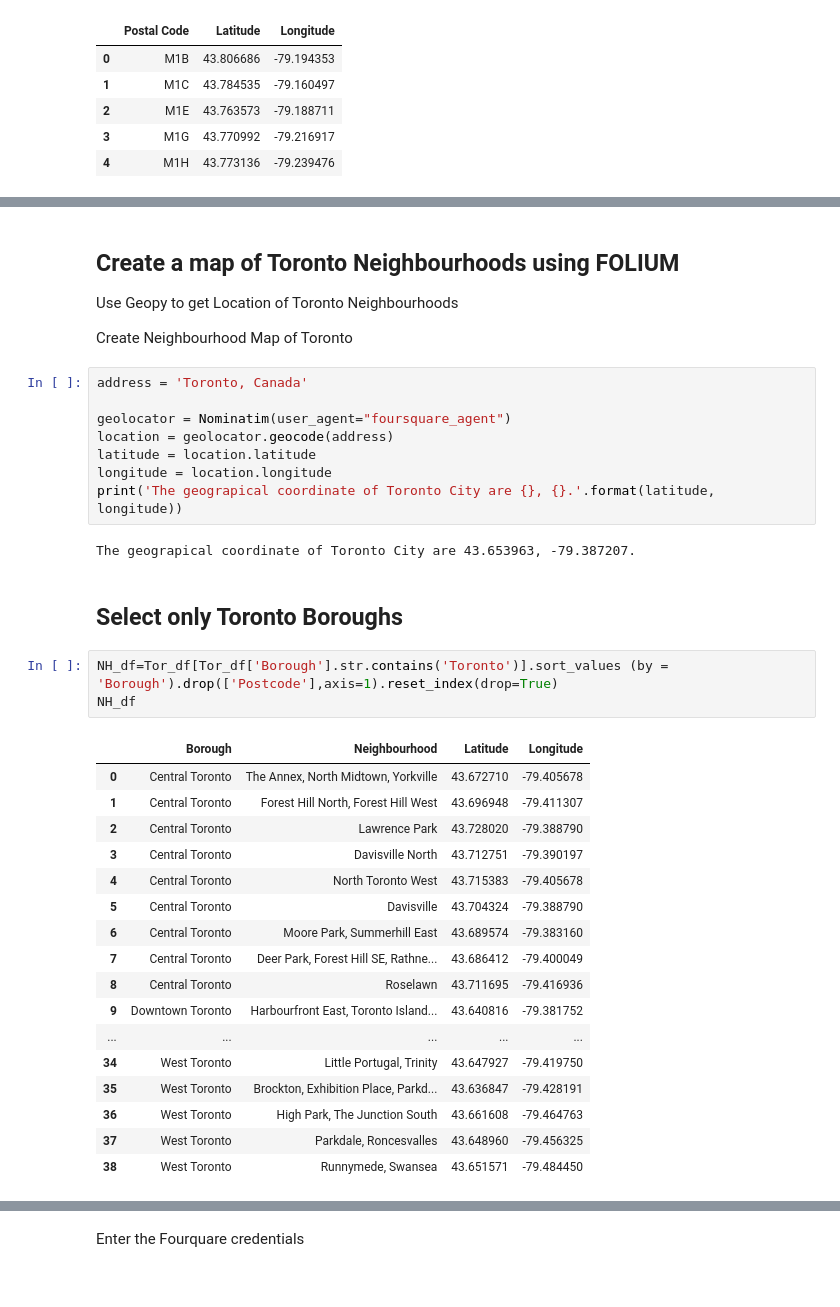
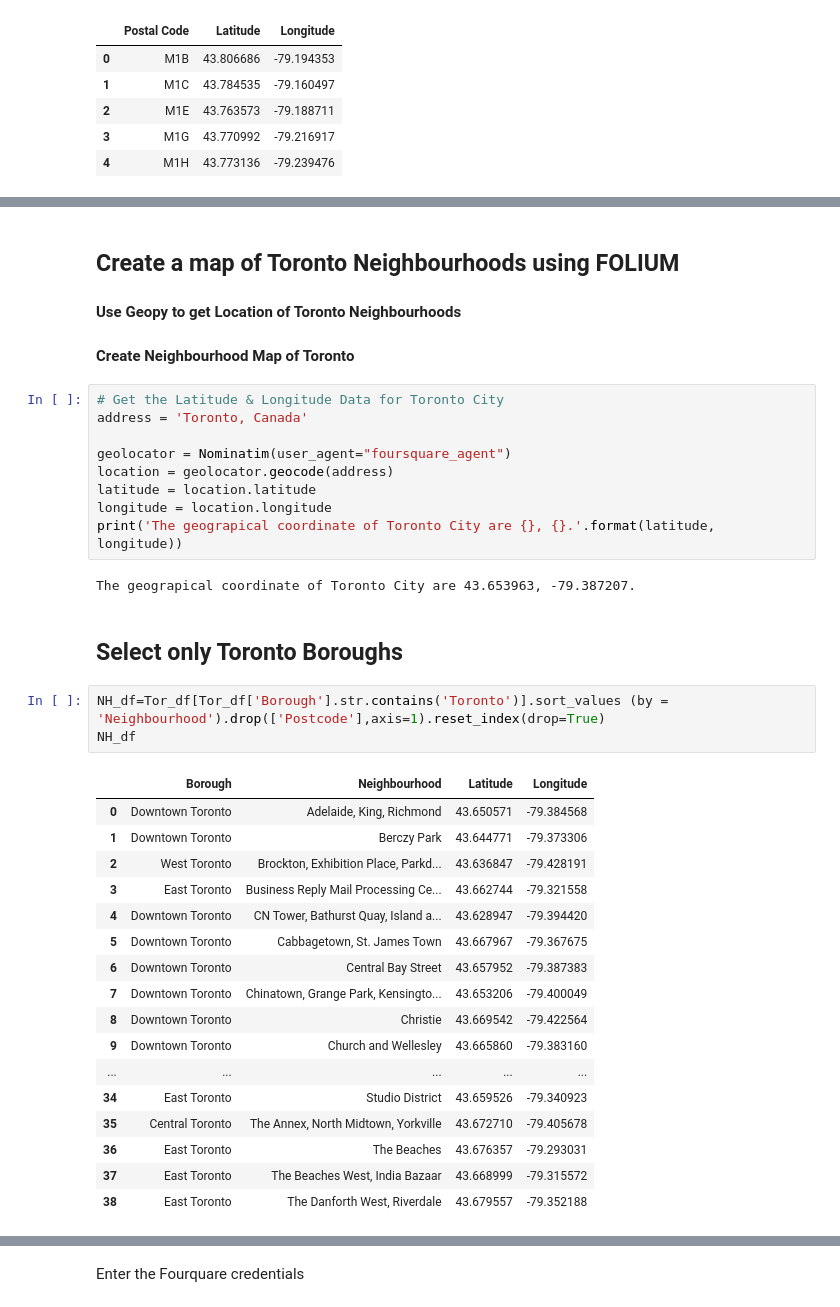
Before and after one commit to AnanthSG/Coursera_Capstone, a Jupyter notebook: Capstone- Toronto_CLUSTERING.ipynb, the cells around one changed output, grey strips where cells are left out. Saved outputs shown, nothing was run; the diff lists cells and outputs as text.

Commit message:
Published from Watson Studio.

```diff
--- a/Capstone- Toronto_CLUSTERING.ipynb
+++ b/Capstone- Toronto_CLUSTERING.ipynb
@@ -160,10 +153,11 @@ Tor_df
 # %% [markdown]
 ## Create a map of Toronto Neighbourhoods using FOLIUM
 
-Use Geopy to get Location of Toronto Neighbourhoods
+#### Use Geopy to get Location of Toronto Neighbourhoods
 
-Create Neighbourhood Map of Toronto
+#### Create Neighbourhood Map of Toronto
 # %%
+# Get the Latitude & Longitude Data for Toronto City
 address = 'Toronto, Canada'
 
 geolocator = Nominatim(user_agent="foursquare_agent")
@@ -176,24 +170,24 @@ The geograpical coordinate of Toronto City are 43.653963, -79.387207.
 # %% [markdown]
 ## Select only Toronto Boroughs
 # %%
-NH_df=Tor_df[Tor_df['Borough'].str.contains('Toronto')].sort_values (by = 'Borough').drop(['Postcode'],axis=1).reset_index(drop=True)
+NH_df=Tor_df[Tor_df['Borough'].str.contains('Toronto')].sort_values (by = 'Neighbourhood').drop(['Postcode'],axis=1).reset_index(drop=True)
 NH_df
 # %% [output]
 |  | Borough | Neighbourhood | Latitude | Longitude |
-| 0 | Central Toronto | The Annex, North Midtown, Yorkville | 43.672710 | -79.405678 |
-| 1 | Central Toronto | Forest Hill North, Forest Hill West | 43.696948 | -79.411307 |
-| 2 | Central Toronto | Lawrence Park | 43.728020 | -79.388790 |
-| 3 | Central Toronto | Davisville North | 43.712751 | -79.390197 |
-| 4 | Central Toronto | North Toronto West | 43.715383 | -79.405678 |
-| 5 | Central Toronto | Davisville | 43.704324 | -79.388790 |
-| 6 | Central Toronto | Moore Park, Summerhill East | 43.689574 | -79.383160 |
-| 7 | Central Toronto | Deer Park, Forest Hill SE, Rathne... | 43.686412 | -79.400049 |
-| 8 | Central Toronto | Roselawn | 43.711695 | -79.416936 |
-| 9 | Downtown Toronto | Harbourfront East, Toronto Island... | 43.640816 | -79.381752 |
+| 0 | Downtown Toronto | Adelaide, King, Richmond | 43.650571 | -79.384568 |
+| 1 | Downtown Toronto | Berczy Park | 43.644771 | -79.373306 |
+| 2 | West Toronto | Brockton, Exhibition Place, Parkd... | 43.636847 | -79.428191 |
+| 3 | East Toronto | Business Reply Mail Processing Ce... | 43.662744 | -79.321558 |
+| 4 | Downtown Toronto | CN Tower, Bathurst Quay, Island a... | 43.628947 | -79.394420 |
+| 5 | Downtown Toronto | Cabbagetown, St. James Town | 43.667967 | -79.367675 |
+| 6 | Downtown Toronto | Central Bay Street | 43.657952 | -79.387383 |
+| 7 | Downtown Toronto | Chinatown, Grange Park, Kensingto... | 43.653206 | -79.400049 |
+| 8 | Downtown Toronto | Christie | 43.669542 | -79.422564 |
+| 9 | Downtown Toronto | Church and Wellesley | 43.665860 | -79.383160 |
 | ... | ... | ... | ... | ... |
-| 34 | West Toronto | Little Portugal, Trinity | 43.647927 | -79.419750 |
-| 35 | West Toronto | Brockton, Exhibition Place, Parkd... | 43.636847 | -79.428191 |
-| 36 | West Toronto | High Park, The Junction South | 43.661608 | -79.464763 |
-| 37 | West Toronto | Parkdale, Roncesvalles | 43.648960 | -79.456325 |
-| 38 | West Toronto | Runnymede, Swansea | 43.651571 | -79.484450 |
+| 34 | East Toronto | Studio District | 43.659526 | -79.340923 |
+| 35 | Central Toronto | The Annex, North Midtown, Yorkville | 43.672710 | -79.405678 |
+| 36 | East Toronto | The Beaches | 43.676357 | -79.293031 |
+| 37 | East Toronto | The Beaches West, India Bazaar | 43.668999 | -79.315572 |
+| 38 | East Toronto | The Danforth West, Riverdale | 43.679557 | -79.352188 |
 # %%
```
Also changed, not shown: parts of 35 cells of this notebook.
